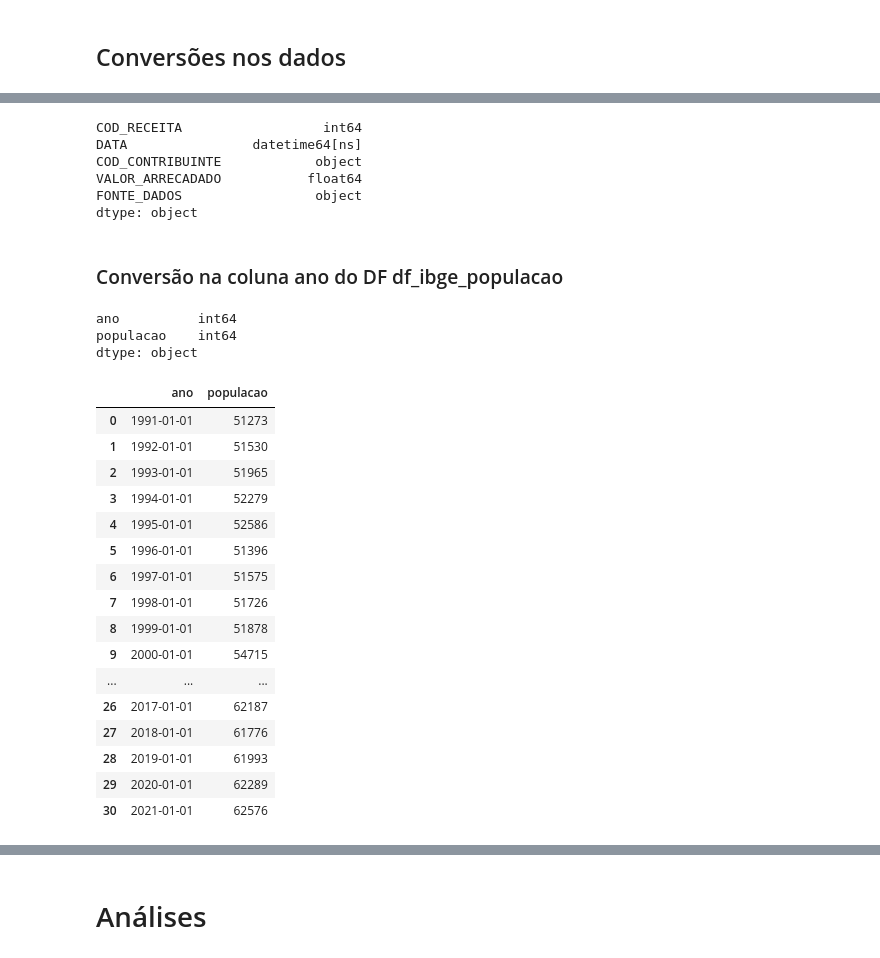
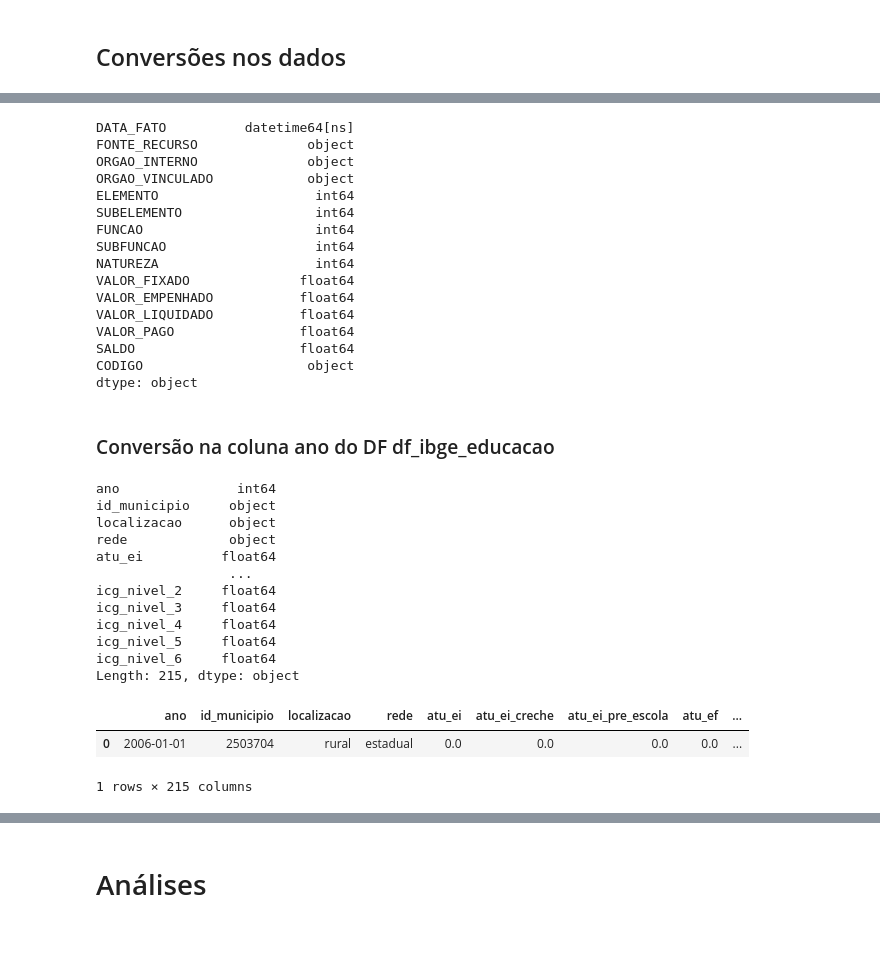
Before and after one commit to AllysonAbreu/dw_contas_publicas_2022, a Jupyter notebook: dea_despesas_dados_novos.ipynb, the cells around one changed output, grey strips where cells are left out. Saved outputs shown, nothing was run; the diff lists cells and outputs as text; code cells hidden in the pictures.

```diff
--- a/dea_despesas_dados_novos.ipynb
+++ b/dea_despesas_dados_novos.ipynb
@@ -53,2 +49,5 @@ query_pib_2002_2020 = "SELECT * FROM `basedosdados.br_ibge_pib.municipio` as db
+# %%
+query_saude = "select * from `basedosdados.br_ieps_saude.municipio` as db where db.id_municipio = '2503704'"
+query_educacao = "select * from `basedosdados.br_inep_indicadores_educacionais.municipio` as db where db.id_municipio = '2503704'"
 # %% [markdown]
 ## Import dos dados do IBGE
@@ -72,5 +81,5 @@ df_ibge_populacao = client.query(query_populacao).to_dataframe()
 # %%
 # Para carregar os dados do firebase direto no pandas
-df_ibge_pib_1999_2012 = client.query(query_pib_1999_2012).to_dataframe()
-df_ibge_pib_1999_2012
+df_ibge_educacao = client.query(query_educacao).to_dataframe()
+df_ibge_educacao.head(1)
 # %% [output]
@@ -260,43 +209,48 @@ FONTE_DADOS          object
 dtype: object
 # %%
 # dados após a conversão
-df_receitas['DATA'] = pd.to_datetime(df_receitas['DATA'])
-df_receitas.dtypes
+df_despesas['DATA_FATO'] = pd.to_datetime(df_despesas['DATA_FATO'])
+df_despesas.dtypes
 # %% [output]
-COD_RECEITA                  int64
-DATA                datetime64[ns]
-COD_CONTRIBUINTE            object
-VALOR_ARRECADADO           float64
-FONTE_DADOS                 object
+DATA_FATO          datetime64[ns]
+FONTE_RECURSO              object
+ORGAO_INTERNO              object
+ORGAO_VINCULADO            object
+ELEMENTO                    int64
+SUBELEMENTO                 int64
+FUNCAO                      int64
+SUBFUNCAO                   int64
+NATUREZA                    int64
+VALOR_FIXADO              float64
+VALOR_EMPENHADO           float64
+VALOR_LIQUIDADO           float64
+VALOR_PAGO                float64
+SALDO                     float64
+CODIGO                     object
 dtype: object
 # %% [markdown]
-### Conversão na coluna ano do DF df_ibge_populacao
+### Conversão na coluna ano do DF df_ibge_educacao
 # %%
 # dados originais
-df_ibge_populacao.dtypes
+df_ibge_educacao.dtypes
 # %% [output]
-ano          int64
-populacao    int64
-dtype: object
+ano               int64
+id_municipio     object
+localizacao      object
+rede             object
+atu_ei          float64
+                 ...
+icg_nivel_2     float64
+icg_nivel_3     float64
+icg_nivel_4     float64
+icg_nivel_5     float64
+icg_nivel_6     float64
+Length: 215, dtype: object
 # %%
 # dados apos conversao para dt
-df_ibge_populacao['ano'] = pd.to_datetime(df_ibge_populacao['ano'], format='%Y')
-df_ibge_populacao
+df_ibge_educacao['ano'] = pd.to_datetime(df_ibge_educacao['ano'], format='%Y')
+df_ibge_educacao.head(1)
 # %% [output]
-|  | ano | populacao |
-| 0 | 1991-01-01 | 51273 |
-| 1 | 1992-01-01 | 51530 |
-| 2 | 1993-01-01 | 51965 |
-| 3 | 1994-01-01 | 52279 |
-| 4 | 1995-01-01 | 52586 |
-| 5 | 1996-01-01 | 51396 |
-| 6 | 1997-01-01 | 51575 |
-| 7 | 1998-01-01 | 51726 |
-| 8 | 1999-01-01 | 51878 |
-| 9 | 2000-01-01 | 54715 |
-| ... | ... | ... |
-| 26 | 2017-01-01 | 62187 |
-| 27 | 2018-01-01 | 61776 |
-| 28 | 2019-01-01 | 61993 |
-| 29 | 2020-01-01 | 62289 |
-| 30 | 2021-01-01 | 62576 |
+|  | ano | id_municipio | localizacao | rede | atu_ei | atu_ei_creche | atu_ei_pre_escola | atu_ef | ... |
+| 0 | 2006-01-01 | 2503704 | rural | estadual | 0.0 | 0.0 | 0.0 | 0.0 | ... |
+1 rows × 215 columns
```
Also changed, not shown: parts of 112 cells of this notebook.
